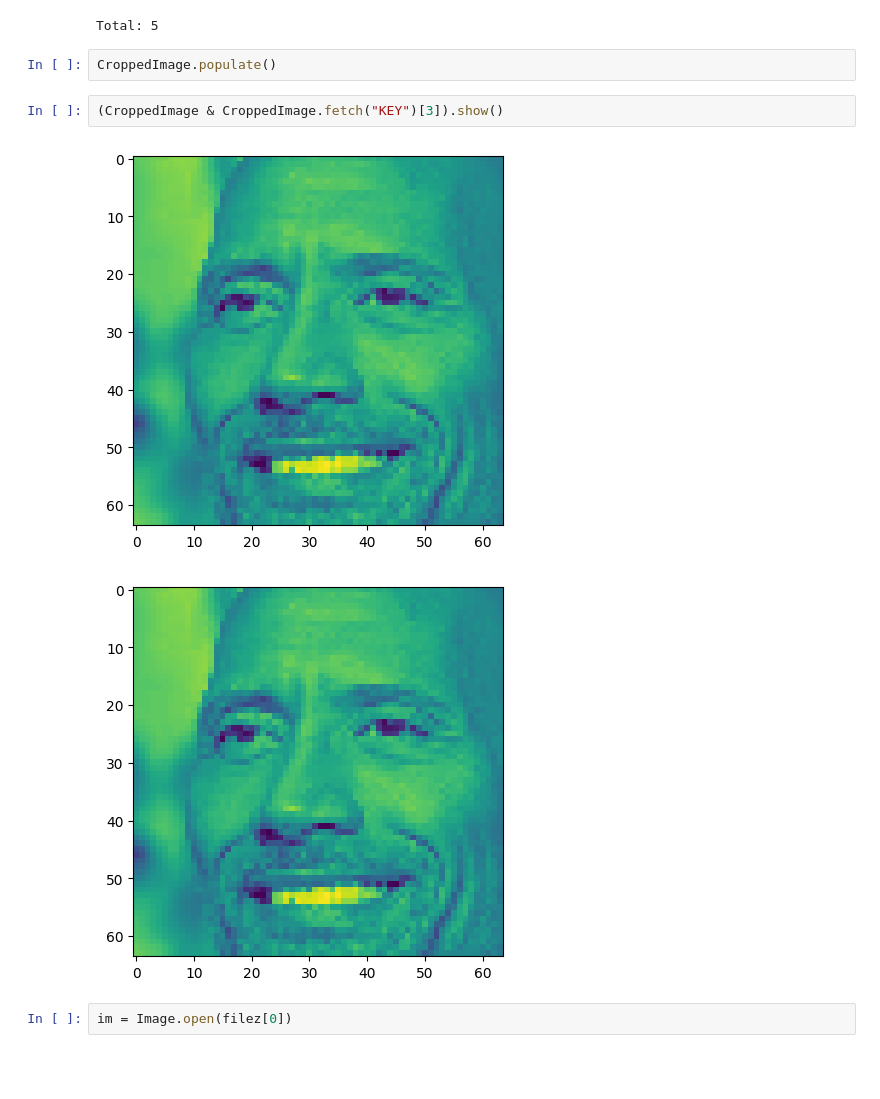
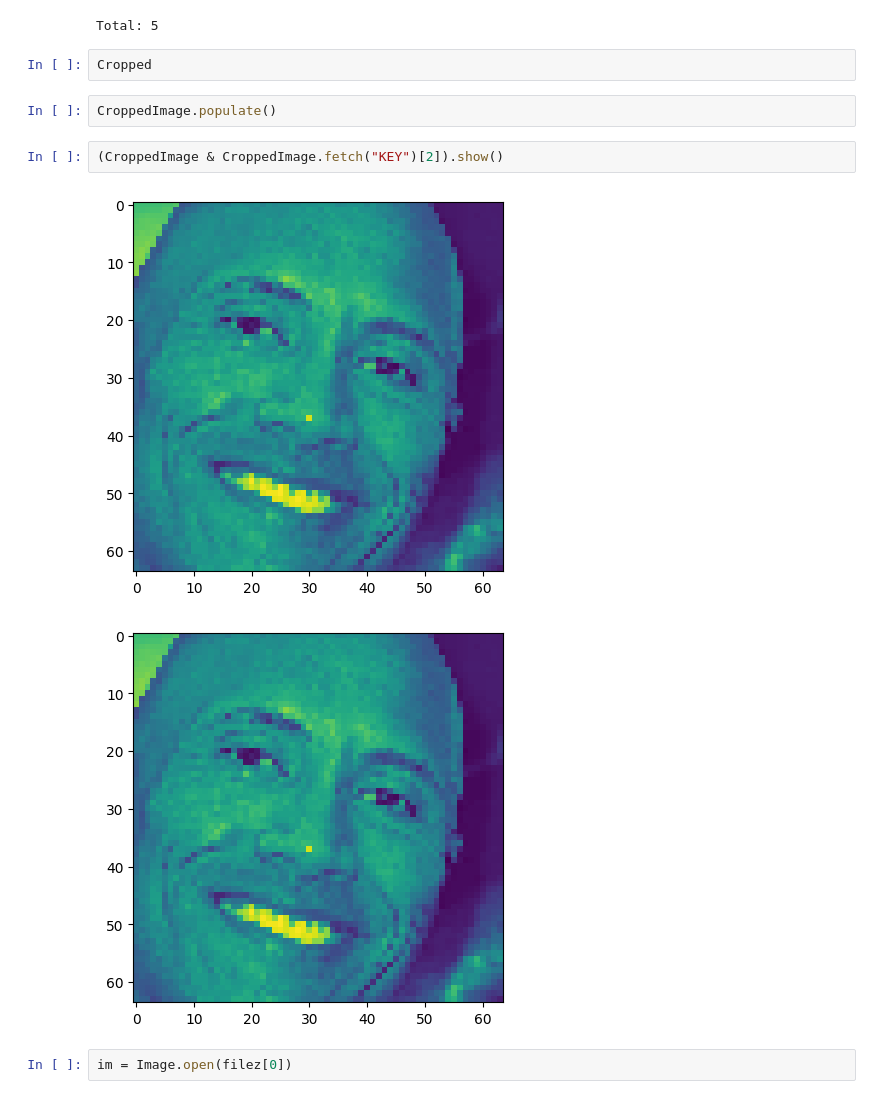
Before and after one commit to peifferjd/NBD-24, a Jupyter notebook: readimages.ipynb, the cells around one changed output. Cells and saved outputs as stored; diff of their text form; blank space fills up the shorter version.

```diff
--- a/readimages.ipynb
+++ b/readimages.ipynb
@@ -98,13 +98,15 @@ UnannotatedImage()
 | faces_unannotated/th-1665388010.jpg | =BLOB= |
 | faces_unannotated/th-762508234.jpg | =BLOB= |
 Total: 5
+# %%
+Cropped
 # %%
 CroppedImage.populate()
 # %%
-(CroppedImage & CroppedImage.fetch("KEY")[3]).show()
+(CroppedImage & CroppedImage.fetch("KEY")[2]).show()
 # %% [output]
-[figure, old version]
+[figure, new version]
-[figure, old version]
+[figure, new version]
 # %%
 im = Image.open(filez[0])
 # %%
```
Also changed, not shown: parts of 1 cell of this notebook.
